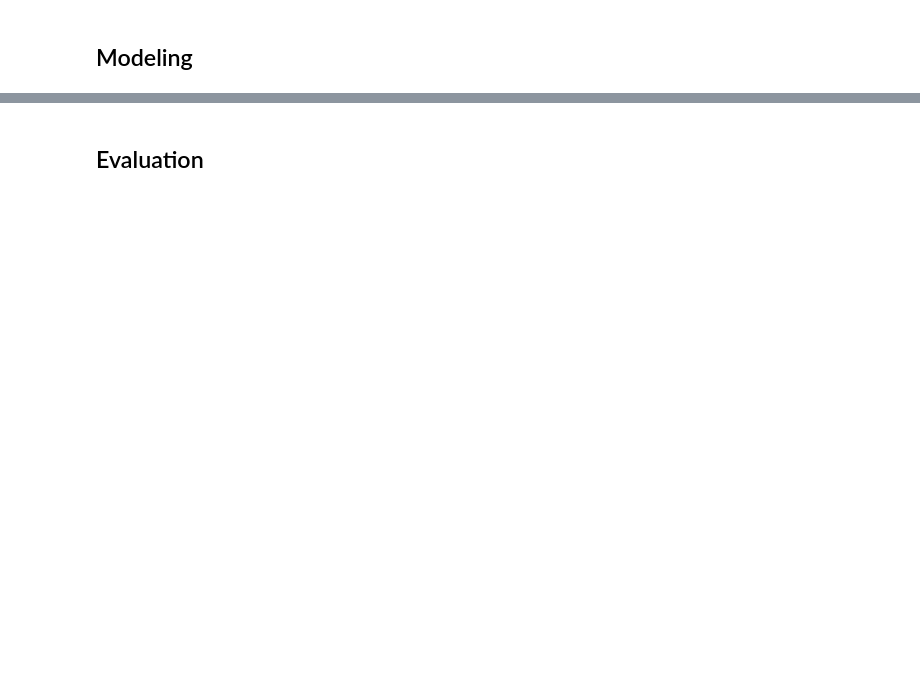
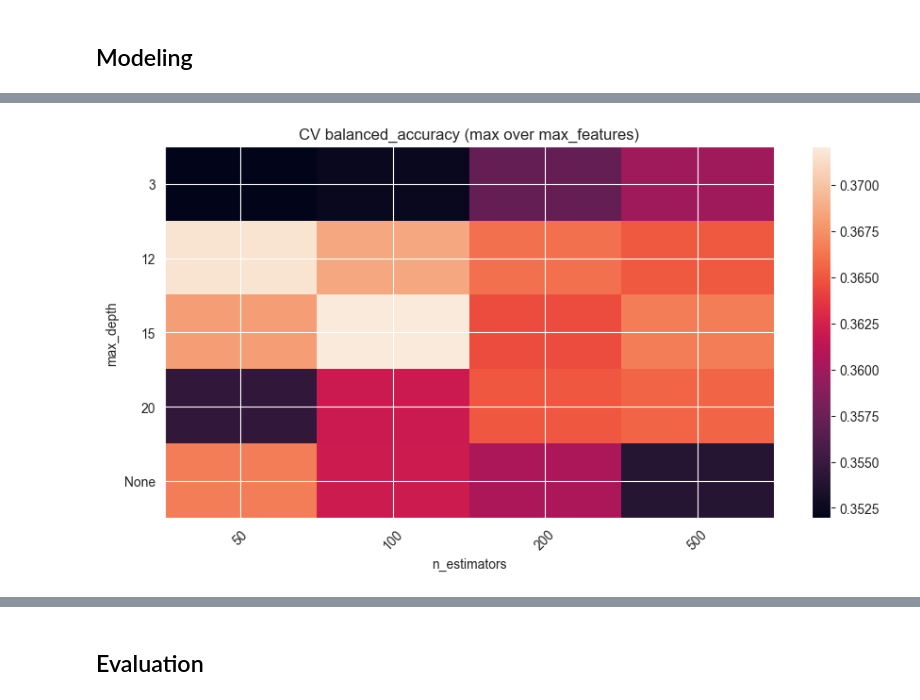
Before and after one commit to Bernhg4/businessintelligence_group043_a3, a Jupyter notebook: airline_delay_043.ipynb, the cells around one changed output, grey strips where cells are left out. Saved outputs shown, nothing was run; the diff lists cells and outputs as text; code cells hidden in the pictures; blank space fills up the shorter version.

Commit message:
Changes to modelling

```diff
--- a/airline_delay_043.ipynb
+++ b/airline_delay_043.ipynb
@@ -1835,16 +1998,25 @@ binning_delay_code_writer = student_b
 
 start_time_bin = now()
 
-cleaned_data["delay_severity"] = pd.qcut(
-    cleaned_data["arr_delay"],
+#["delay_severity"] = pd.qcut(
+#    cleaned_data["arr_delay"],
+#    q=[0, 0.25, 0.5, 0.75, 1.0],
+#    labels=["low", "medium", "high", "extreme"]
+#)
+
+cleaned_data["delay_rate"] = cleaned_data["arr_del15"] / cleaned_data["arr_flights"]
+
+cleaned_data["delay_risk"] = pd.qcut(
+    cleaned_data["delay_rate"],
     q=[0, 0.25, 0.5, 0.75, 1.0],
     labels=["low", "medium", "high", "extreme"]
-)
+    )
 
 end_time_bin = now()
 
-severity_counts = cleaned_data["delay_severity"].value_counts()
-print(severity_counts)
+risk_counts = cleaned_data["delay_risk"].value_counts()
+#severity_counts = cleaned_data["delay_severity"].value_counts()
+print(risk_counts)
 
 #############################################
 # Provenance logging
@@ -2362,3 +2576,41 @@ plt.show()
+# %%
+import pandas as pd
+import matplotlib.pyplot as plt
+
+def plot_score_vs_depth(search):
+    df = pd.DataFrame(search.cv_results_).copy()
+    df["n_estimators"] = df["param_model__n_estimators"].astype(int)
+    df["max_depth"] = df["param_model__max_depth"].astype(str)
+    df["max_features"] = df["param_model__max_features"].astype(str)
+    df["score"] = df["mean_test_score"]
+
+    # take the BEST score for each (depth, n_estimators) over max_features
+    pivot = df.pivot_table(
+        index="max_depth",
+        columns="n_estimators",
+        values="score",
+        aggfunc="max"
+    )
+
+    # order depth rows
+    def depth_key(x):
+        return 999 if x == "None" else int(x)
+    pivot = pivot.reindex(sorted(pivot.index, key=depth_key))
+
+    plt.figure(figsize=(9,5))
+    plt.imshow(pivot.values, aspect="auto")
+    plt.xticks(range(len(pivot.columns)), pivot.columns, rotation=45)
+    plt.yticks(range(len(pivot.index)), pivot.index)
+    plt.xlabel("n_estimators")
+    plt.ylabel("max_depth")
+    plt.title(f"CV {search.scoring} (max over max_features)")
+    plt.colorbar()
+    plt.tight_layout()
+    plt.show()
+
+plot_score_vs_depth(search)
+# %% [output]
+[figure, added]
 # %%
 #Selected Random Forest model with max_depth = 3:
 #- Achieves validation accuracy of 0.9985, nearly perfect.
```
Also changed, not shown: parts of 22 cells of this notebook.
